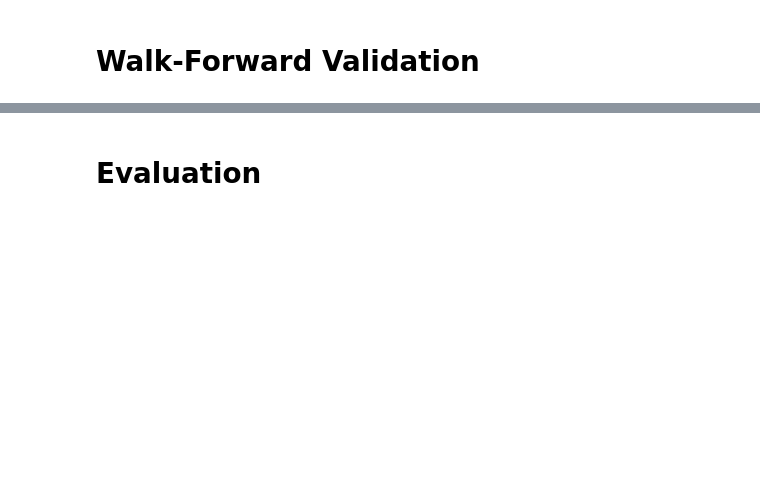
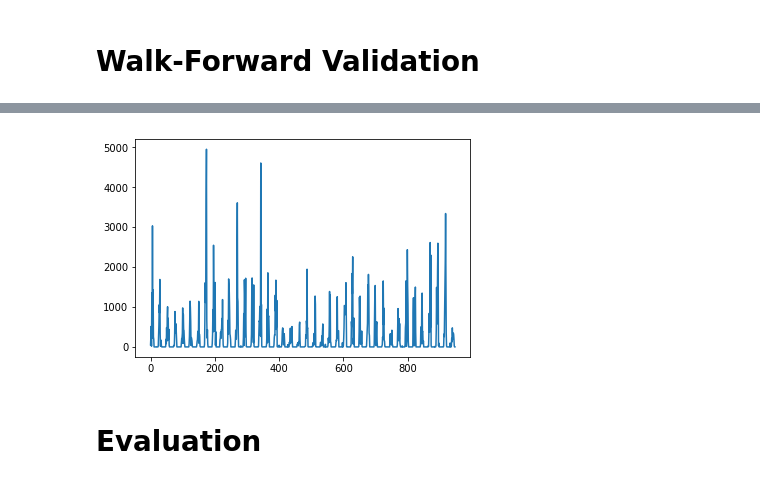
Before and after one commit to Hettwein/pvforecast-test-harness, a Jupyter notebook: forecast.ipynb, the cells around one changed output, grey strips where cells are left out. Saved outputs shown, nothing was run; the diff lists cells and outputs as text; code cells hidden in the pictures; blank space fills up the shorter version.

Commit message:
implement different machine learning models

```diff
--- a/forecast.ipynb
+++ b/forecast.ipynb
@@ -126,14 +152,3 @@ Loading preprocessed dataset ...
 # %% [markdown]
 Build Model
 ==============================================================================================
-# %%
-if tensorboard:
-    print('tensorboard activated')
-    callbacks = [TensorBoard(log_dir='./tensorboard', histogram_freq=1, batch_size=batch_size, write_graph=True, write_grads=True, write_images=False), history]
-else:
-    callbacks = [history]
-
-#model = SARIMAX((0,1,2), (1,0,0,24))
-model = MultiLayerPerceptron(shape, len(target_features), num_layers, num_neurons, loss_fct, optim,
-                 act_fct, out_act, metrics, dropout_rate, dir + 'model.png', batch_size,
-                 epochs, val_split, callbacks, 1, True)
@@ -141,0 +155,28 @@ Using MultiLayerPerceptron
+# %%
+if method is 'randfor':
+    model = RandomForest(10, 0.33, 'mae')#216 0.63 mse
+else:
+    if tensorboard:
+        print('tensorboard activated')
+        callbacks.append(TensorBoard(log_dir='./tensorboard', histogram_freq=1, batch_size=batch_size, write_graph=True, write_grads=True, write_images=False))
+
+    if method is 'mlp':
+        model = MultiLayerPerceptron(shape, len(target_features), num_layers, num_neurons, loss_fct, optim,
+                                     act_fct, out_act, metrics, dropout_rate, dir + 'model.png', batch_size,
+                                     epochs, val_split, callbacks, 1, True)
+    elif method is 'lstm':
+        model = LongShortTermMemory(shape, len(target_features), num_layers, num_neurons, loss_fct, optim,
+                                    act_fct, out_act, metrics, dropout_rate, dir + 'model.png', batch_size,
+                                    epochs, val_split, callbacks, 1, True)
+    elif method is 'dilated':
+        model = DilatedConvolution(shape, len(target_features), num_layers, loss_fct, optim,
+                                   act_fct, out_act, metrics, dropout_rate, dir + 'model.png', batch_size,
+                                   epochs, val_split, callbacks, 1, True)
+    elif method is 'cnnlstm':
+        model = CNNLSTM(shape, len(target_features), num_layers, num_neurons, loss_fct, optim,
+                        act_fct, out_act, metrics, dropout_rate, dir + 'model.png', batch_size,
+                        epochs, val_split, callbacks, 1, True)
+    elif method is 'convlstm':
+        model = ConvLSTM(shape, len(target_features), num_layers, num_neurons, loss_fct, optim,
+                         act_fct, out_act, metrics, dropout_rate, dir + 'model.png', batch_size,
+                         epochs, val_split, callbacks, 1, True)
@@ -181,0 +237,3 @@ Saved model to disk
+# %%
+# load best
+model.model.load_weights('best_model.h5')
@@ -240,3 +357,8 @@ Saved model to disk
+# %%
+plt.plot(np.abs(pred_err))
+plt.show()
+# %% [output]
+[figure, added]
 # %% [markdown]
 Evaluation
 ==============================================================================================
```
Also changed, not shown: parts of 12 cells of this notebook, 40 other files.
